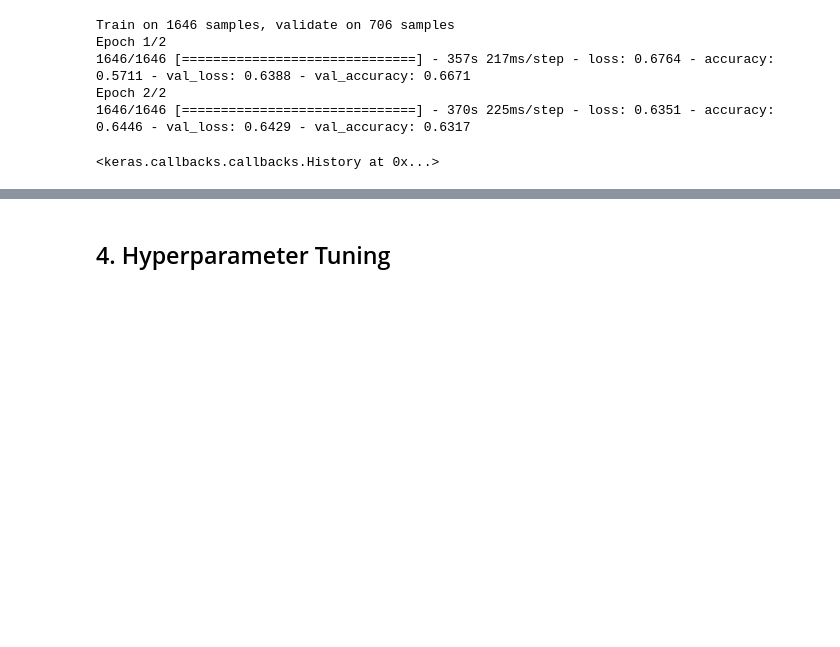
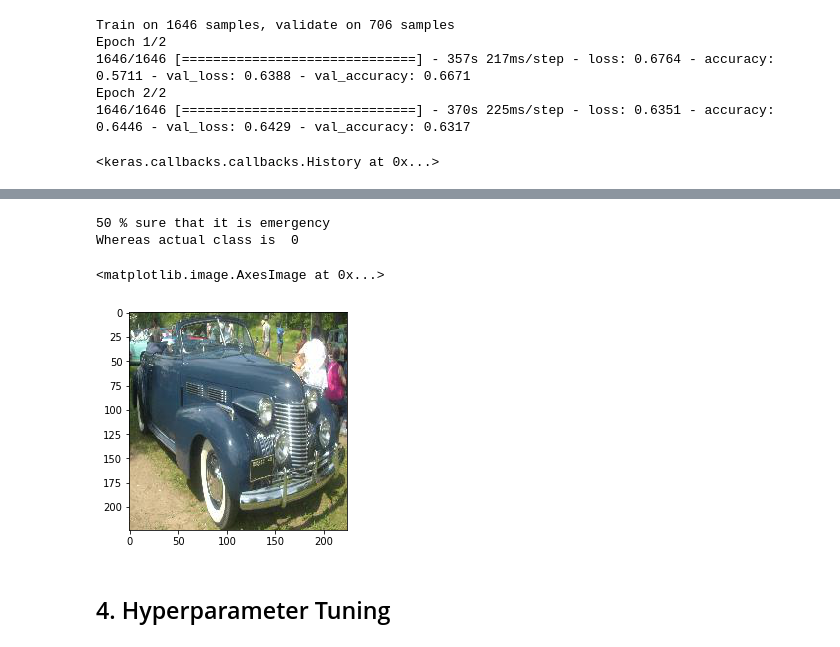
Before and after one commit to amrik220/imageProcessing, a Jupyter notebook: classify_as_emergency_vehicle/3. convolutional nn in Keras for classification as emergency vehicle.ipynb, the cells around one changed output, grey strips where cells are left out. Saved outputs shown, nothing was run; the diff lists cells and outputs as text; code cells hidden in the pictures; blank space fills up the shorter version.

```diff
--- a/classify_as_emergency_vehicle/3. convolutional nn in Keras for classification as emergency vehicle.ipynb
+++ b/classify_as_emergency_vehicle/3. convolutional nn in Keras for classification as emergency vehicle.ipynb
@@ -210,19 +215,24 @@ plt.imshow(img)
 # %%
 incorrect_indices = np.where(predictions != valid_y)[0]
 
 index = rng.choice(incorrect_indices)
 img_name = valid_vehicles[index]
 
 
 prob = (prediction_probabilities * 100).astype(int)[index]
 
-# img = plt.imread('./images/' + img_name)
-img = plt.imread('/content/imageProcessing/classify_as_emergency_vehicle/images/' + img_name)
+img = plt.imread('./images/' + img_name)
+# img = plt.imread('/content/imageProcessing/classify_as_emergency_vehicle/images/' + img_name)
 
 print(prob , '% sure that it is emergency')
 print('Whereas actual class is ', valid_y[index])
 
 plt.imshow(img)
+# %% [output]
+50 % sure that it is emergency
+Whereas actual class is  0
+<matplotlib.image.AxesImage at 0x...>
+[figure, added]
 # %% [markdown]
 ## 4. Hyperparameter Tuning
 # %%
```
Also changed, not shown: parts of 8 cells of this notebook, 4 other files.
